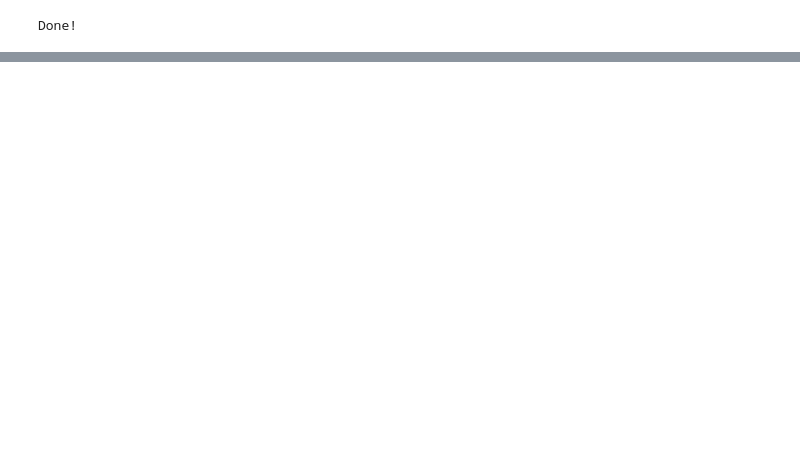
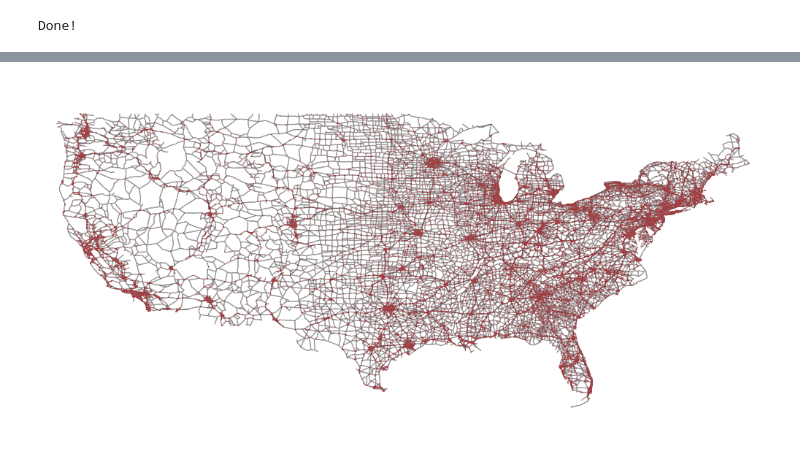
Before and after one commit to kfoynt/LocalGraphClustering, a Jupyter notebook: notebooks/Untitled.ipynb, the cells around one changed output, grey strips where cells are left out. Drawn from its saved outputs; the diff is of its cells as text; code cells hidden in the pictures; blank space fills up the shorter version.

```diff
--- a/notebooks/Untitled.ipynb
+++ b/notebooks/Untitled.ipynb
@@ -55,0 +86,26 @@ graph_draw(g_gtool, pos, output_size=(1000, 500),
+# %%
+# Read John Hopkins graph.
+g = graph_class_local.GraphLocal('./datasets/usroads-cc.graphml','graphml')
+
+# Load pre-computed coordinates for nodes.
+ld_coord = np.loadtxt('./datasets/usroads-cc.xy', dtype = 'Float64')
+ld_coord[:,0] = -ld_coord[:,0]
+# %%
+# Add data to graphtool.
+g_gtool = load_graph("./datasets/usroads-cc.graphml")
+
+remove_self_loops(g_gtool)
+
+pos = g_gtool.new_vertex_property("vector<double>")
+for i in range(g._num_vertices):
+    pos[i] = -ld_coord[i,:]
+
+c_map = plt.get_cmap('autumn')
+
+graph_draw(g_gtool, pos, output_size=(1000, 500),
+           vertex_size=1,
+           edge_pen_width=0.5,
+           vcmap=c_map,
+           output='/Users/kimonfountoulakis/Desktop/BoxSync/University/Berkeley/postdoc/myPapers/10399017xdtvyjdfgcxy/figs/05-contents/usroad.png')
+# %% [output]
+[figure, added]
```
Also changed, not shown: parts of 7 cells of this notebook, 3 other files.
